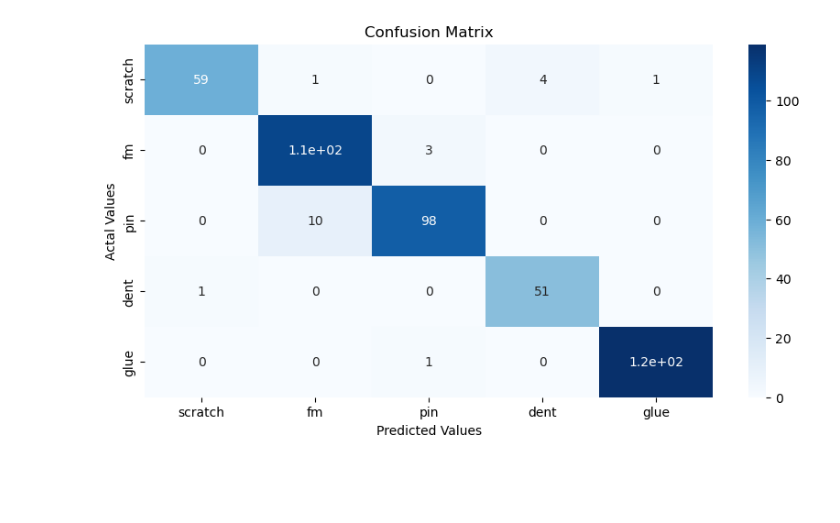
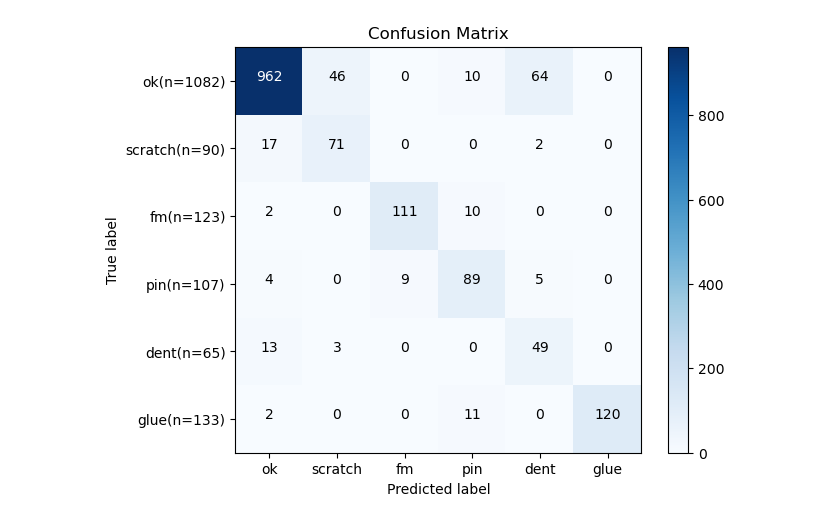
Before and after one commit to sean03101/iai-project, a Jupyter notebook: decaug.ipynb, the cells around one changed output. Drawn from its saved outputs; the diff is of its cells as text; code cells hidden in the pictures; blank space fills up the shorter version.

```diff
--- a/decaug.ipynb
+++ b/decaug.ipynb
@@ -556,2 +566,13 @@ print(f"train_dataset :{len(dataset)}")
 144
 train_dataset :1600
+# %%
+model = bgor2()
+
+best_model_epoch = val_loss_arr.index(min(val_loss_arr))
+model = torch.load(model_path + str(best_model_epoch) +'epoch_model.pt')
+model.to(device)
+
+if torch.cuda.is_available():
+    torch.backends.cudnn.enabled = True
+    torch.backends.cudnn.benchmark = True
+    model = model.cuda()
@@ -656,10 +680,33 @@ plt.show()
-# %%
-import seaborn as sns
-plt.figure(figsize=(10,5))
-sns.heatmap(cm_df.iloc[1:,1:], annot=True, cmap='Blues')
-plt.title('Confusion Matrix')
-plt.ylabel('Actal Values')
-plt.xlabel('Predicted Values')
-plt.show()
-# %% [output]
-[figure, removed]
+# %%
+import itertools
+
+def plot_confusion_matrix(con_mat, labels, title='Confusion Matrix', cmap=plt.cm.get_cmap('Blues'), normalize=False):
+    plt.imshow(con_mat, interpolation='nearest', cmap=cmap)
+    plt.title(title)
+    plt.colorbar()
+    marks = np.arange(len(labels))
+    nlabels = []
+    for k in range(len(con_mat)):
+        n = sum(con_mat[k])
+        nlabel = '{0}(n={1})'.format(labels[k],n)
+        nlabels.append(nlabel)
+    plt.xticks(marks, labels)
+    plt.yticks(marks, nlabels)
+
+    thresh = con_mat.max() / 2.
+    if normalize:
+        for i, j in itertools.product(range(con_mat.shape[0]), range(con_mat.shape[1])):
+            plt.text(j, i, '{0}%'.format(con_mat[i, j] * 100 / n), horizontalalignment="center", color="white" if con_mat[i, j] > thresh else "black")
+    else:
+        for i, j in itertools.product(range(con_mat.shape[0]), range(con_mat.shape[1])):
+            plt.text(j, i, con_mat[i, j], horizontalalignment="center", color="white" if con_mat[i, j] > thresh else "black")
+    plt.tight_layout()
+    plt.ylabel('True label')
+    plt.xlabel('Predicted label')
+    plt.show()
+
+cm_df = confusion_matrix(pred, real)
+label=['ok', 'scratch', 'fm', 'pin', 'dent', 'glue']
+plot_confusion_matrix(cm_df, labels=label, normalize=False)
+# %% [output]
+[figure, added]
```
Also changed, not shown: parts of 18 cells of this notebook, 2 other files.
